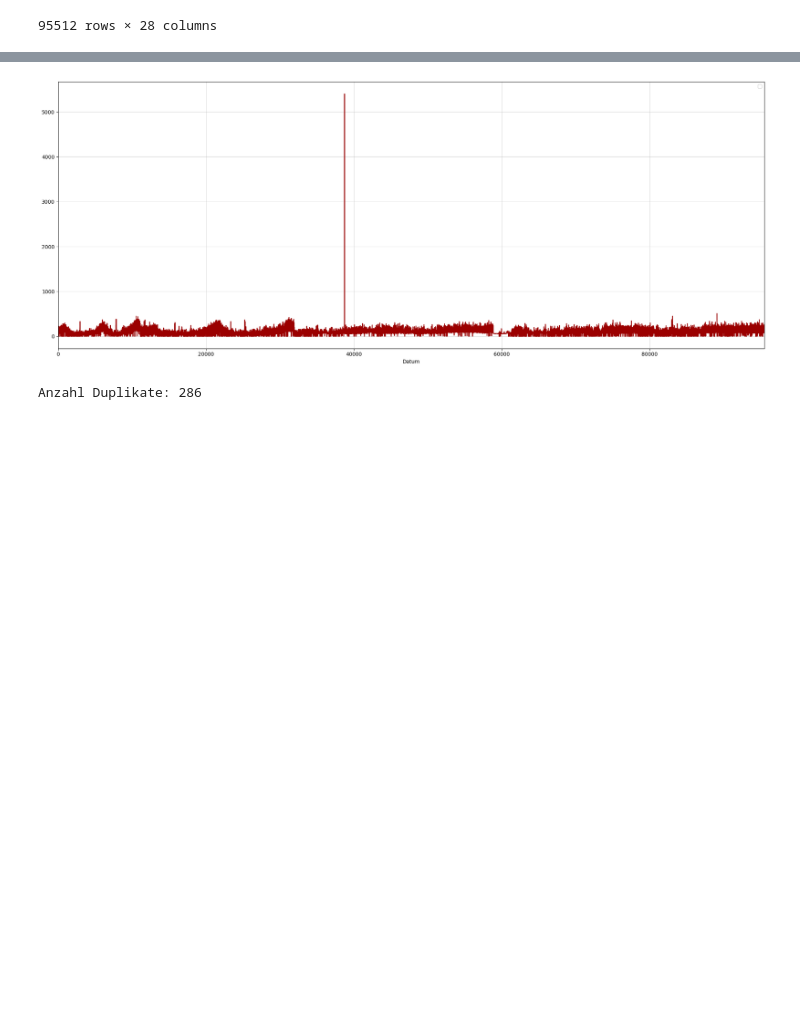
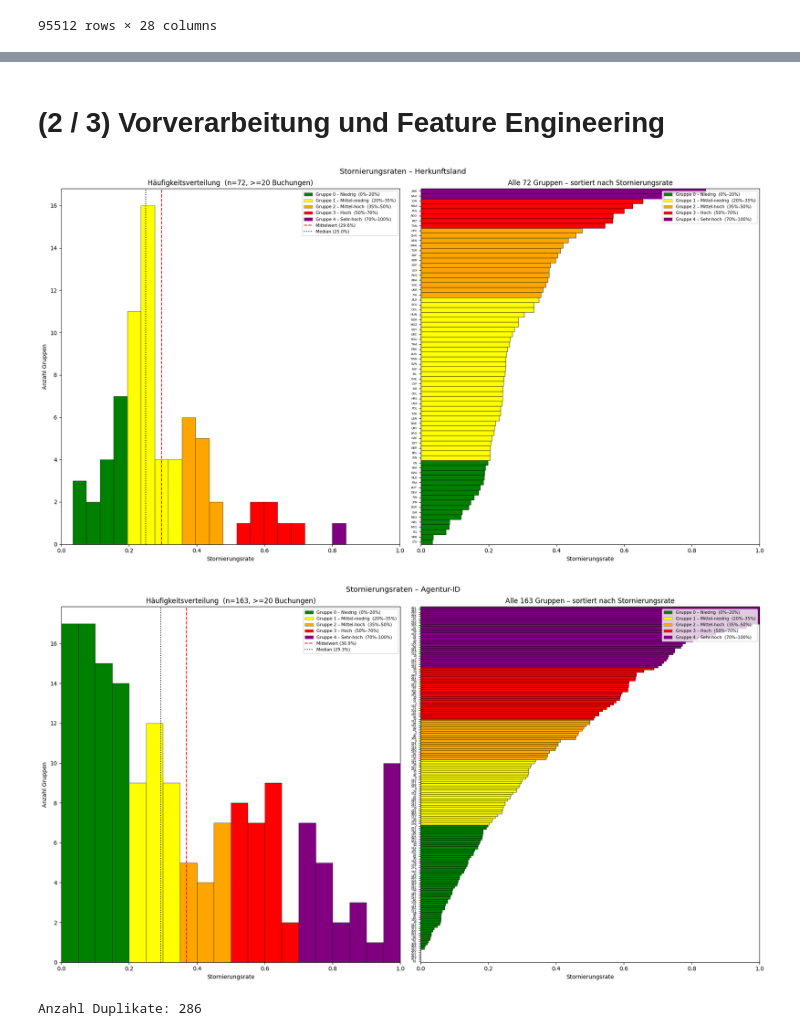
Before and after one commit to vasv1011/semester-3-projekte, a Jupyter notebook: ML/Projekt/project.ipynb, the cells around one changed output, grey strips where cells are left out. Cells and saved outputs as stored; diff of their text form; code cells hidden in the pictures; blank space fills up the shorter version.

```diff
--- a/ML/Projekt/project.ipynb
+++ b/ML/Projekt/project.ipynb
@@ -89,30 +129,3 @@ Stadthotel:   27.67 %
-# %%
-plt.figure(figsize=(20, 8))
-# Vorlaufzeit, Tages-preis, Warteliste
-plt.plot(df.index, df["durchschn_tagespreis"], color="#9B0000", alpha=1)
-
-plt.xlabel("Datum")
-plt.grid(alpha=0.5)
-plt.margins(x=0)
-plt.legend()
-plt.tight_layout()
-plt.show()
-# %% [output]
-[figure, removed]
-# %%
-# Duplizierte Datenpunkte entfernen (hier vor dem Split)
-# TODO: Fragen, ob Duplikate unsaubere Daten sind oder tatsächlich Bedeutung haben: 2 verschiedene Gäste haben die gleiche Buchung
-print(f"Anzahl Duplikate: {df_train.duplicated().sum()}")
-df_train = df_train.drop_duplicates()
-
-# Anpassung von Datentypen zur Verarbeitung
-df_train["anreisedatum"] = pd.to_datetime(df_train["anreisedatum"])
-df_train["stammgast"] = df_train["stammgast"].astype(str)  # Stammgast ist kategorisch
-df_train["agentur_id"] = df_train["agentur_id"].astype(str)  # Agenturen sind kategorisch
-
-df_test["anreisedatum"] = pd.to_datetime(df_test["anreisedatum"])
-df_test["stammgast"] = df_test["stammgast"].astype(str)
-df_test["agentur_id"] = df_test["agentur_id"].astype(str)
-# %% [output]
-Anzahl Duplikate: 286
+# %% [markdown]
+# (2 / 3) Vorverarbeitung und Feature Engineering
 # %%
@@ -147,0 +148,20 @@ map_holidays(df_test)
+# %%
+N_GRUPPEN = 5
+MIN_BUCHUNGEN = 20
+RISIKO_GRENZEN = [0.0, 0.20, 0.35, 0.50, 0.70, 1.0]  # TODO: Eigene Gruppe für Rate = 0?
+
+
+def get_cancel_rates(df: pd.DataFrame, column: str, min_buchungen: int = MIN_BUCHUNGEN) -> pd.DataFrame:
+    df = df.copy()
+    df["agentur_id"] = df["agentur_id"].astype(dtype="Int64")  # Agenturen sind fälschlich als float gespeichert
+    rates = df.groupby(column)["storniert"].agg(["mean", "count"]).rename(columns={"mean": "stornierungsrate", "count": "anzahl"})
+    return rates[rates["anzahl"] >= min_buchungen]
+
+
+def assign_risk_groups(rates: pd.DataFrame, n_gruppen: int = N_GRUPPEN) -> pd.Series:
+    return pd.cut(
+        rates["stornierungsrate"],
+        bins=RISIKO_GRENZEN,
+        labels=list(range(N_GRUPPEN)),
+        include_lowest=True,
+    ).astype(int)
@@ -147,0 +263,5 @@ map_holidays(df_test)
+# %%
+plot_cancel_rate_risk_groups(df_train)
+# %% [output]
+[figure, added]
+[figure, added]
@@ -148,19 +316,22 @@ map_holidays(df_test)
 # %%
-# TODO: Split erst nach kompletter EDA
 from sklearn.model_selection import train_test_split
 
+# Duplizierte Datenpunkte entfernen (hier vor dem Split)
+print(f"Anzahl Duplikate: {df_train.duplicated().sum()}")
+df_train = df_train.drop_duplicates()
+
 # Entfernen von nicht relevanten Spalten
-# TODO: Ist reservierungsstatus == storniert? Oder gibt es Abweichungen
-# TODO: Bedeutung reservierungsstatus datum?  Wirklich irrelevant?
-df_train = df_train.drop(columns=["anreisedatum", "reservierungsstatus", "reservierungsstatus_datum"])
+df_train = features(df_train, ["reservierungsstatus", "reservierungsstatus_datum"])
 
 # Im Folgendem wird nur noch der Trainingsdatensatz betrachtet um Data Leakage zu vermeiden
 X_train, X_valid, y_train, y_valid = train_test_split(
     df_train.drop(columns=["storniert"]),
-    df_train.pop("storniert"),  # TODO: drop und pop beides notwendig? reicht nicht pop?
+    df_train["storniert"],
     test_size=0.2,
     random_state=42,
 )
 
 categorical = X_train.select_dtypes(exclude=np.number).columns
 numerical = X_train.select_dtypes(include=np.number).columns
+# %% [output]
+Anzahl Duplikate: 286
```
Also changed, not shown: parts of 36 cells of this notebook.
